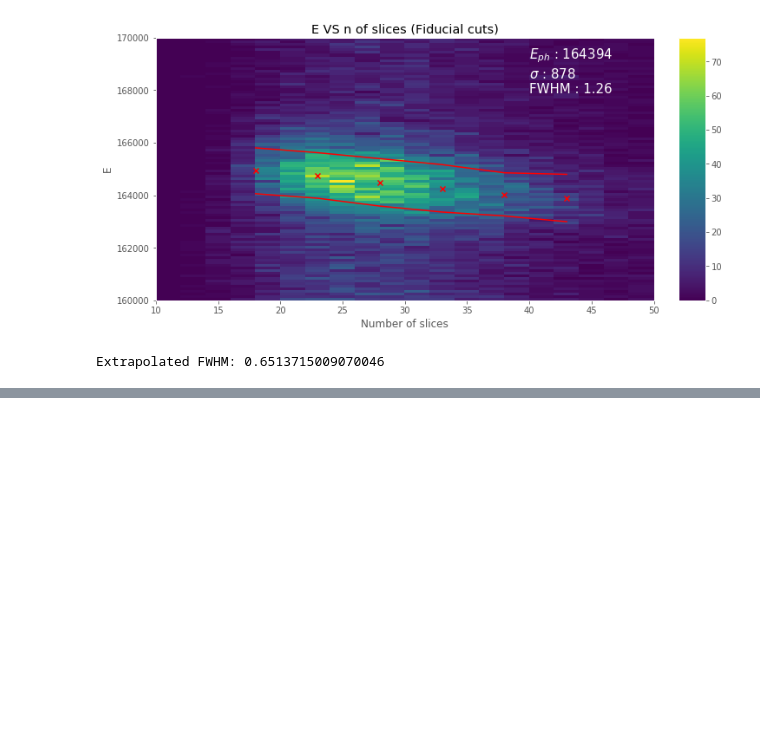
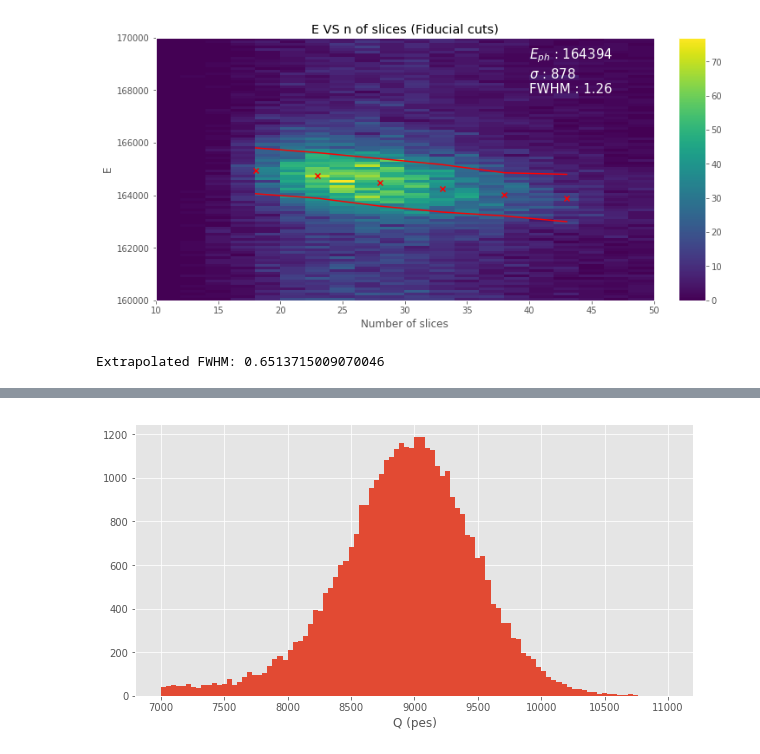
Before and after one commit to jahernando/CsThNB, a Jupyter notebook: temp/pmaps/Cs_corrected_pmaps_analysis.ipynb, the cells around one changed output, grey strips where cells are left out. Saved outputs shown, nothing was run; the diff lists cells and outputs as text; code cells hidden in the pictures; blank space fills up the shorter version.

```diff
--- a/temp/pmaps/Cs_corrected_pmaps_analysis.ipynb
+++ b/temp/pmaps/Cs_corrected_pmaps_analysis.ipynb
@@ -447,0 +467,8 @@ Extrapolated FWHM: 0.6513715009070046
+# %%
+Qmin = 7e3
+Qmax = 11e3
+
+df['q'].hist(bins=nbins, range=(Qmin, Qmax));
+plt.xlabel('Q (pes)', fontsize=12);
+# %% [output]
+[figure, added]
```
Also changed, not shown: parts of 6 cells of this notebook.
